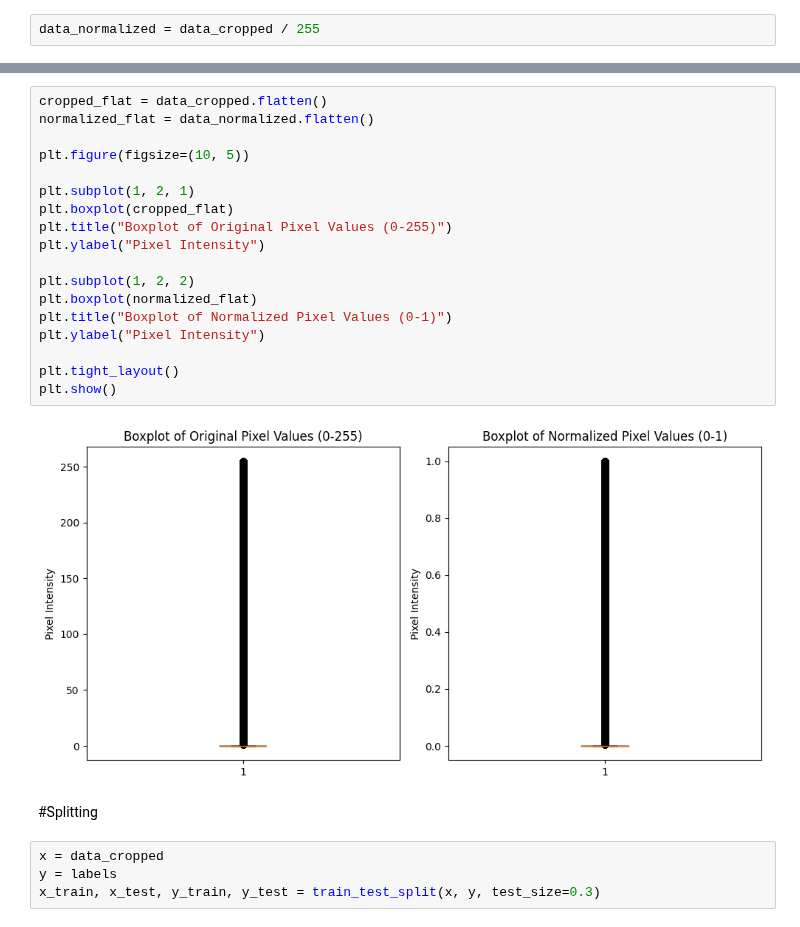
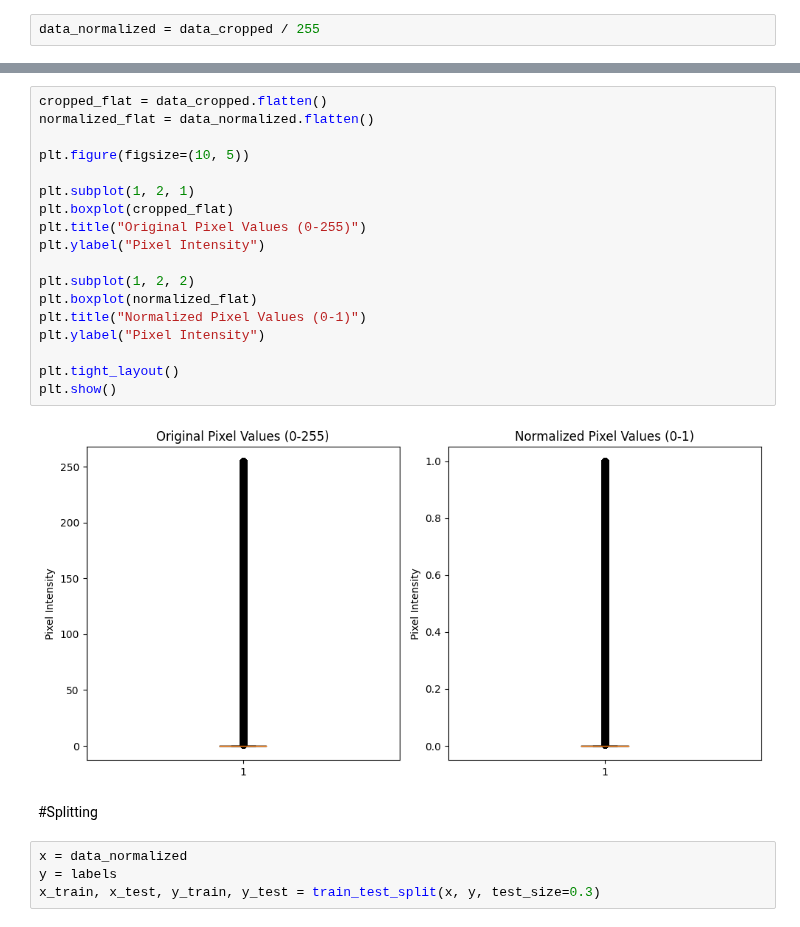
Before and after one commit to FaridRash/DATA-MINING-MACHINE-LEARNING-semester-2-, a Jupyter notebook: The Final Project/Notebooks/Farid/Farid_1st.ipynb, the cells around one changed output, grey strips where cells are left out. Saved outputs shown, nothing was run; the diff lists cells and outputs as text.

```diff
--- a/The Final Project/Notebooks/Farid/Farid_1st.ipynb
+++ b/The Final Project/Notebooks/Farid/Farid_1st.ipynb
@@ -196,27 +189,27 @@ np.min(img), np.max(img)
 # %%
 cropped_flat = data_cropped.flatten()
 normalized_flat = data_normalized.flatten()
 
 plt.figure(figsize=(10, 5))
 
 plt.subplot(1, 2, 1)
 plt.boxplot(cropped_flat)
-plt.title("Boxplot of Original Pixel Values (0-255)")
+plt.title("Original Pixel Values (0-255)")
 plt.ylabel("Pixel Intensity")
 
 plt.subplot(1, 2, 2)
 plt.boxplot(normalized_flat)
-plt.title("Boxplot of Normalized Pixel Values (0-1)")
+plt.title("Normalized Pixel Values (0-1)")
 plt.ylabel("Pixel Intensity")
 
 plt.tight_layout()
 plt.show()
 # %% [output]
-[figure, old version]
+[figure, new version]
 # %% [markdown]
 #Splitting
 # %%
-x = data_cropped
+x = data_normalized
 y = labels
 x_train, x_test, y_train, y_test = train_test_split(x, y, test_size=0.3)
 # %%
```
Also changed, not shown: parts of 8 cells of this notebook.
